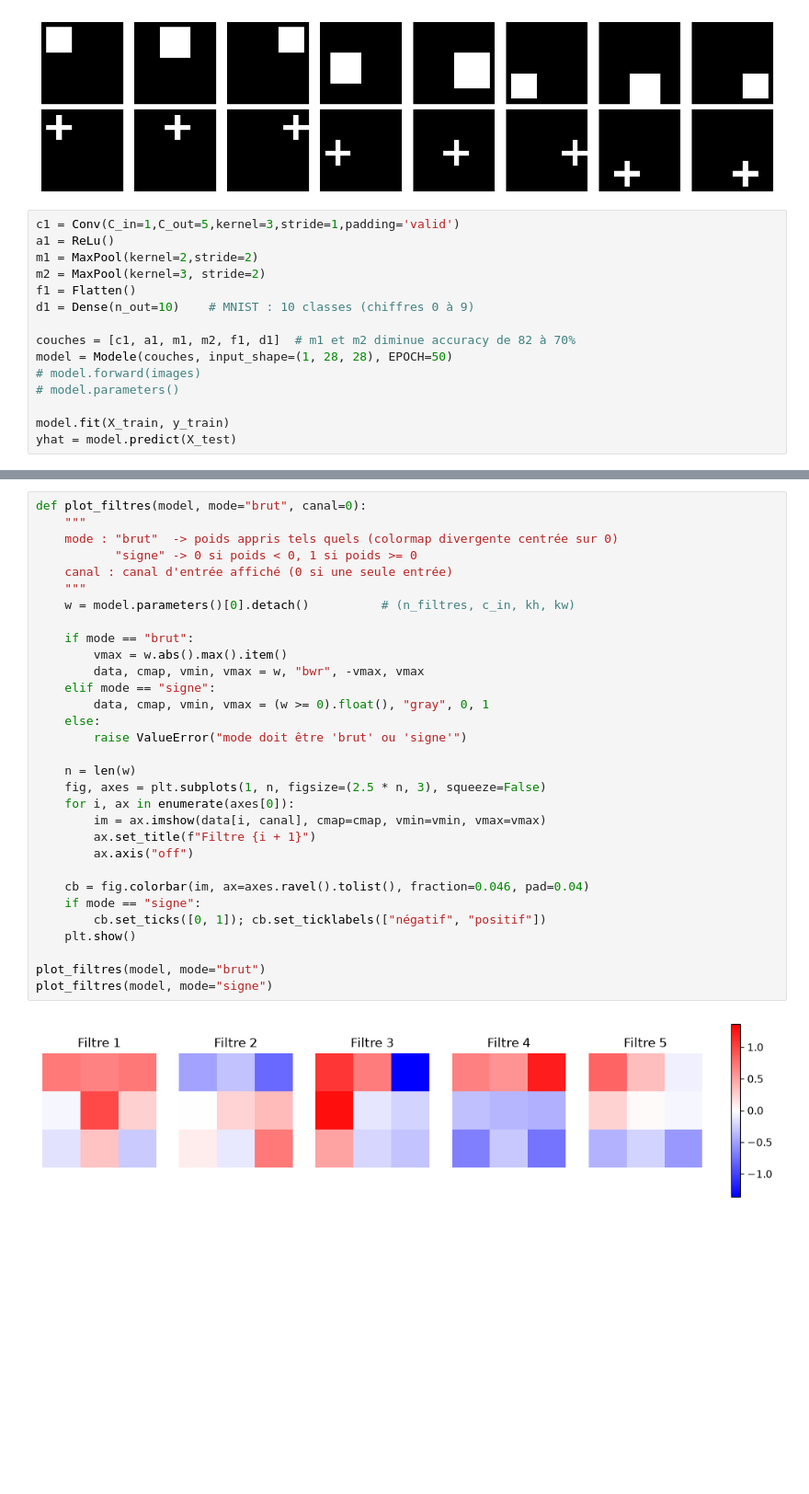
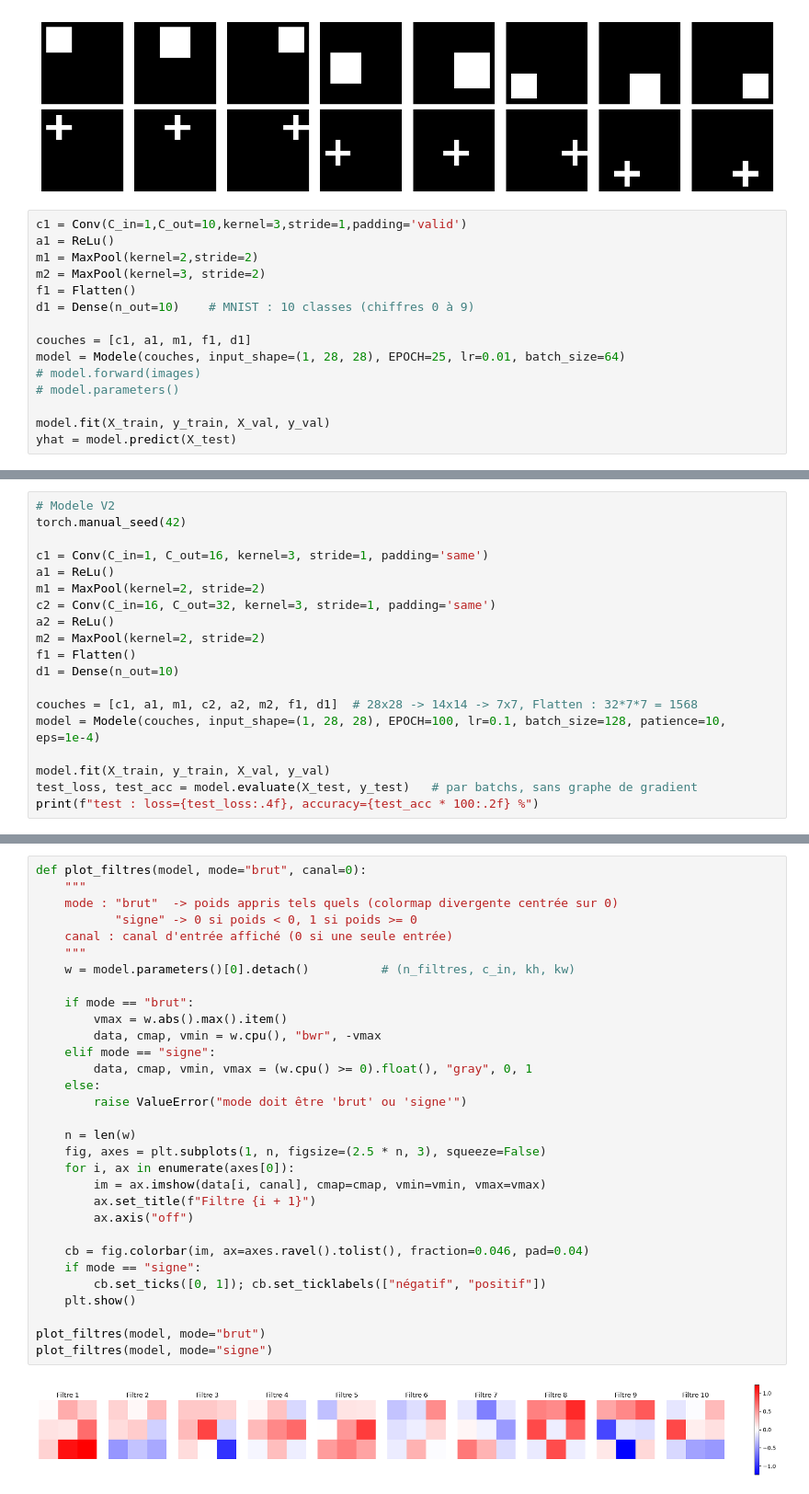
Before and after one commit to tbessadet/Python-projet-perso, a Jupyter notebook: CNN.ipynb, the cells around one changed output, grey strips where cells are left out. Shown at 92% size. Saved outputs shown, nothing was run; the diff lists cells and outputs as text; blank space fills up the shorter version.

```diff
--- a/CNN.ipynb
+++ b/CNN.ipynb
@@ -381,17 +452,17 @@ y_im_test = torch.cat((y[6:8], y[-2:]))
 # %% [output]
 [figure]
 # %%
-c1 = Conv(C_in=1,C_out=5,kernel=3,stride=1,padding='valid')
+c1 = Conv(C_in=1,C_out=10,kernel=3,stride=1,padding='valid')
 a1 = ReLu()
 m1 = MaxPool(kernel=2,stride=2)
 m2 = MaxPool(kernel=3, stride=2)
 f1 = Flatten()
 d1 = Dense(n_out=10)    # MNIST : 10 classes (chiffres 0 à 9)
 
-couches = [c1, a1, m1, m2, f1, d1]  # m1 et m2 diminue accuracy de 82 à 70%
-model = Modele(couches, input_shape=(1, 28, 28), EPOCH=50)
+couches = [c1, a1, m1, f1, d1]
+model = Modele(couches, input_shape=(1, 28, 28), EPOCH=25, lr=0.01, batch_size=64)
 # model.forward(images)
 # model.parameters()
 
-model.fit(X_train, y_train)
+model.fit(X_train, y_train, X_val, y_val)
 yhat = model.predict(X_test)
@@ -401,0 +475,19 @@ accuracy : 69.9999988079071 %
+# %%
+# Modele V2
+torch.manual_seed(42)
+
+c1 = Conv(C_in=1, C_out=16, kernel=3, stride=1, padding='same')
+a1 = ReLu()
+m1 = MaxPool(kernel=2, stride=2)
+c2 = Conv(C_in=16, C_out=32, kernel=3, stride=1, padding='same')
+a2 = ReLu()
+m2 = MaxPool(kernel=2, stride=2)
+f1 = Flatten()
+d1 = Dense(n_out=10)
+
+couches = [c1, a1, m1, c2, a2, m2, f1, d1]  # 28x28 -> 14x14 -> 7x7, Flatten : 32*7*7 = 1568
+model = Modele(couches, input_shape=(1, 28, 28), EPOCH=100, lr=0.1, batch_size=128, patience=10, eps=1e-4)
+
+model.fit(X_train, y_train, X_val, y_val)
+test_loss, test_acc = model.evaluate(X_test, y_test)   # par batchs, sans graphe de gradient
+print(f"test : loss={test_loss:.4f}, accuracy={test_acc * 100:.2f} %")
@@ -402,33 +498,33 @@ accuracy : 69.9999988079071 %
 # %%
 def plot_filtres(model, mode="brut", canal=0):
     """
     mode : "brut"  -> poids appris tels quels (colormap divergente centrée sur 0)
            "signe" -> 0 si poids < 0, 1 si poids >= 0
     canal : canal d'entrée affiché (0 si une seule entrée)
     """
     w = model.parameters()[0].detach()          # (n_filtres, c_in, kh, kw)
 
     if mode == "brut":
         vmax = w.abs().max().item()
-        data, cmap, vmin, vmax = w, "bwr", -vmax, vmax
+        data, cmap, vmin = w.cpu(), "bwr", -vmax
     elif mode == "signe":
-        data, cmap, vmin, vmax = (w >= 0).float(), "gray", 0, 1
+        data, cmap, vmin, vmax = (w.cpu() >= 0).float(), "gray", 0, 1
     else:
         raise ValueError("mode doit être 'brut' ou 'signe'")
 
     n = len(w)
     fig, axes = plt.subplots(1, n, figsize=(2.5 * n, 3), squeeze=False)
     for i, ax in enumerate(axes[0]):
         im = ax.imshow(data[i, canal], cmap=cmap, vmin=vmin, vmax=vmax)
         ax.set_title(f"Filtre {i + 1}")
         ax.axis("off")
 
     cb = fig.colorbar(im, ax=axes.ravel().tolist(), fraction=0.046, pad=0.04)
     if mode == "signe":
         cb.set_ticks([0, 1]); cb.set_ticklabels(["négatif", "positif"])
     plt.show()
 
 plot_filtres(model, mode="brut")
 plot_filtres(model, mode="signe")
 # %% [output]
-[figure, old version]
+[figure, new version]
```
Also changed, not shown: parts of 11 cells of this notebook.
